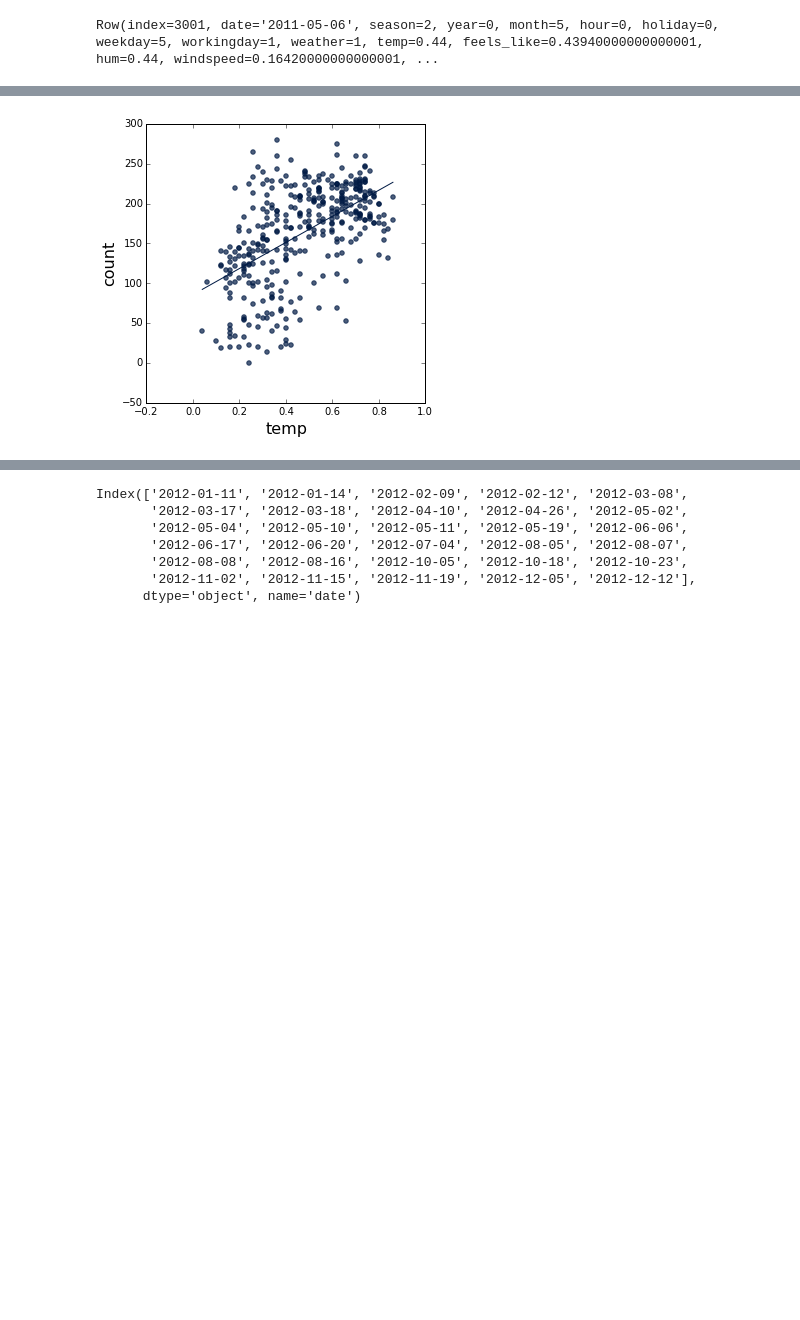
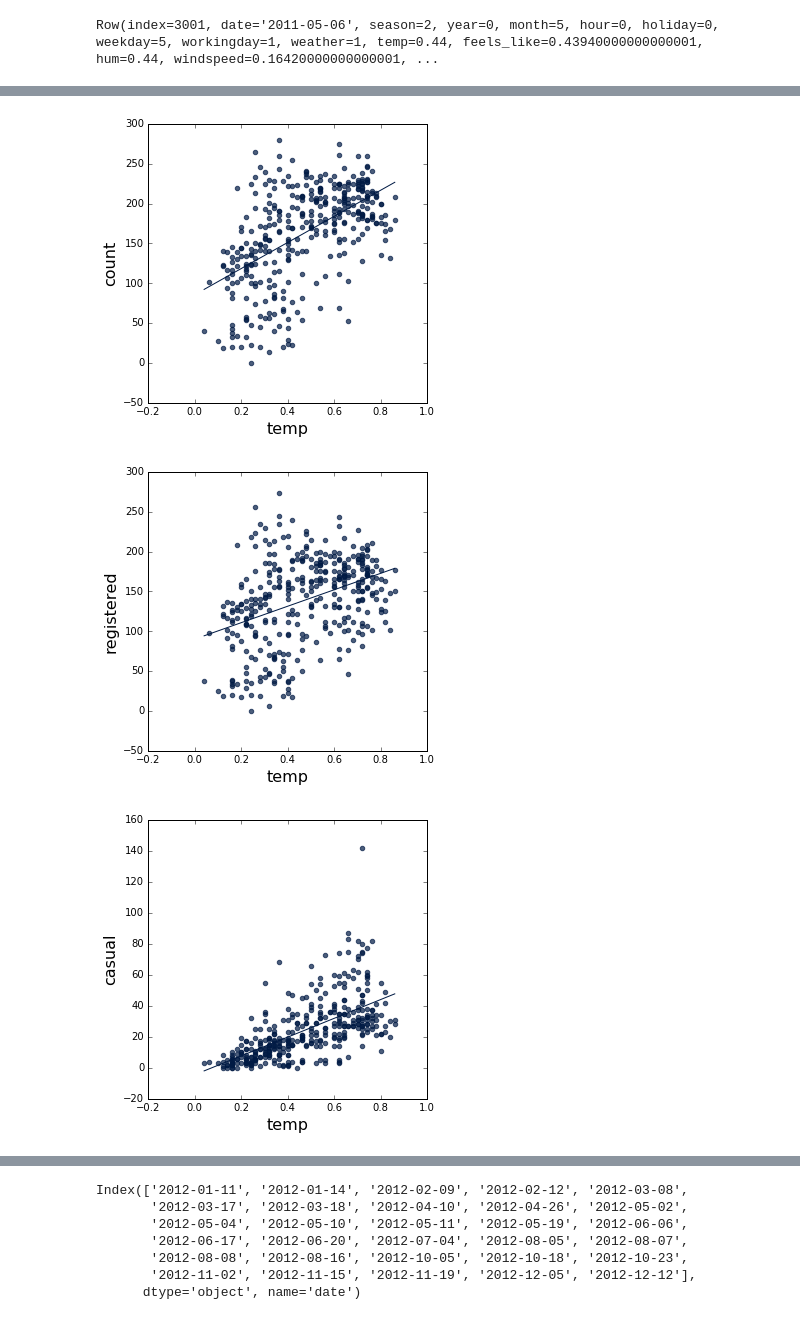
Before and after one commit to wesleyjin/smart-cities-connector, a Jupyter notebook: demos/Bikeshare_Midterm.ipynb, the cells around one changed output, grey strips where cells are left out. Cells and saved outputs as stored; diff of their text form; code cells hidden in the pictures; blank space fills up the shorter version.

```diff
--- a/demos/Bikeshare_Midterm.ipynb
+++ b/demos/Bikeshare_Midterm.ipynb
@@ -133,6 +133,12 @@ bikeData.stats()
-# %%
-bikeData.where('hour', 9).select(['temp','count']).scatter('temp', fit_line=True)
-
-# bikeData.scatter
-# %% [output]
-[figure, removed]
+# %%
+bikeData.where('hour', 9).select(['temp','count']).scatter('temp', fit_line=True)
+
+bikeData.where('hour', 9).select(['temp','registered']).scatter('temp', fit_line=True)
+
+bikeData.where('hour', 9).select(['temp','casual']).scatter('temp', fit_line=True)
+
+bikeData.where('hour', 9).where('weather',1).select(['temp','registered']).scatter('temp', fit_line=True)
+# %% [output]
+[figure, added]
+[figure, added]
+[figure, added]
```
Also changed, not shown: parts of 7 cells of this notebook, 3 other files.
